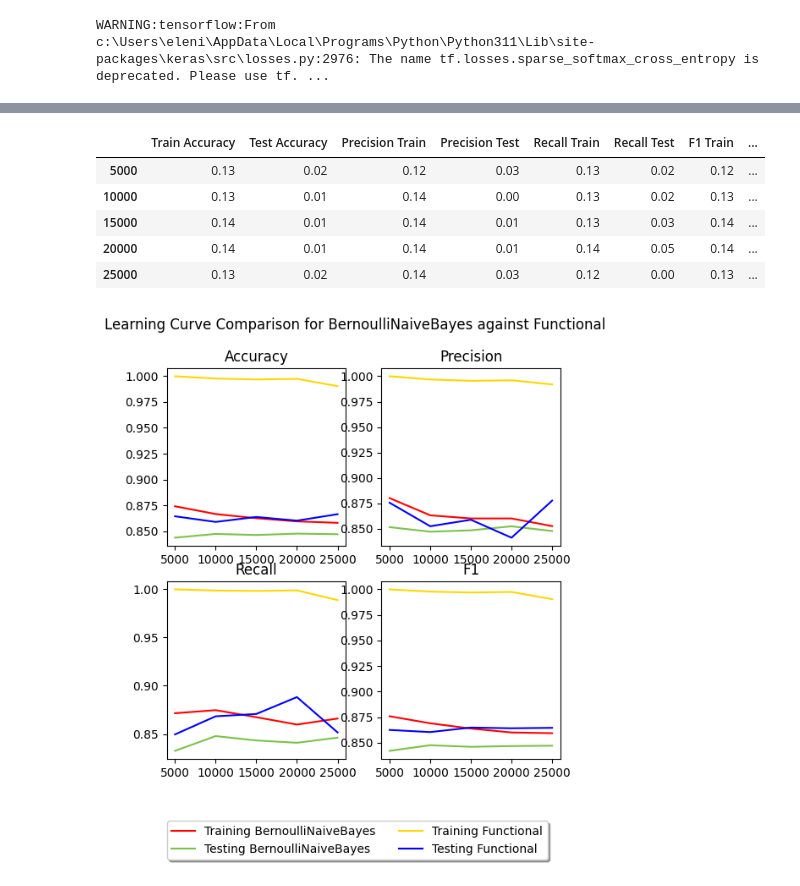
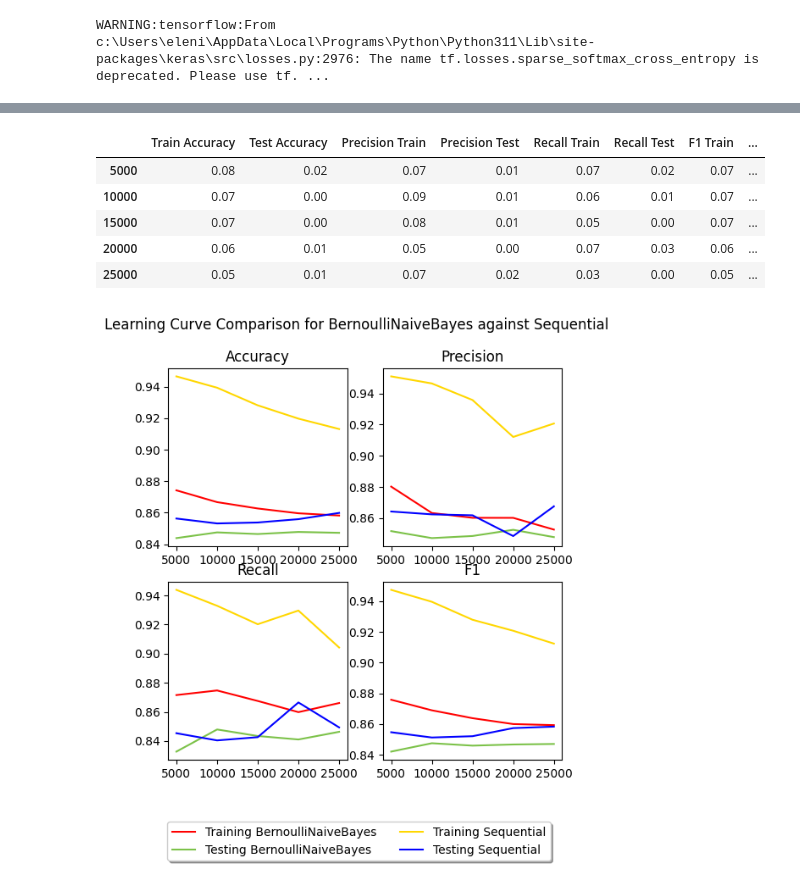
Before and after one commit to MariaSchoinaki/Imdb-classification-ML, a Jupyter notebook: src/MLP.ipynb, the cells around one changed output, grey strips where cells are left out. Saved outputs shown, nothing was run; the diff lists cells and outputs as text; code cells hidden in the pictures.

```diff
--- a/src/MLP.ipynb
+++ b/src/MLP.ipynb
@@ -54,3 +53,6 @@ class CenteredEmbeddingLayer(Layer):
+# %%
+x_train_binary = x_train_binary.toarray()
+x_test_binary = x_test_binary.toarray()
 # %%
 from tensorflow.keras.models import Sequential
 from tensorflow.keras.layers import Dense, Flatten, Embedding
@@ -59,7 +63,7 @@ from IPython.display import Image
 # %%
 model = Sequential()
-model.add(Embedding(input_dim=3834, output_dim=5,input_length=3834))
-model.add(Dense(32, activation='relu', input_shape=(3834,)))
+model.add(Embedding(input_dim=voc, output_dim=5,input_length=voc))
+model.add(Dense(32, activation='relu', input_shape=(voc,)))
 model.add(tf.keras.layers.Dropout(rate=0.2))
 model.add(Dense(32, activation='relu'))
 model.add(Flatten())
@@ -67,8 +71,5 @@ model.add(Dense(1, activation='sigmoid'))
 
 model.compile(optimizer='adam', loss='binary_crossentropy', metrics=['accuracy'])
 
-#y_train_imdb = np.expand_dims(y_train_imdb, axis=1)
-#y_test_imdb = np.expand_dims(y_train_imdb, axis=1)
-
-history = model.fit(x_train_imdb_binary, y_train_imdb, epochs=4, batch_size=32)
+history = model.fit(x_train_binary, y_train, epochs=4, batch_size=32, validation_split=0.2)
 # %% [output]
@@ -104,3 +113,3 @@ weighted avg       0.87      0.87      0.87     25000
 # %%
-dat = classification_data(model, x_train_imdb_binary, y_train_imdb, x_test_imdb_binary, y_test_imdb, 5, model='Sequential')
+dat = classification_data(model, x_train_binary, y_train, x_test_binary, y_test, 5, model='Sequential')
 # %% [output]
@@ -122,5 +134,5 @@ dat = classification_data(model, x_train_imdb_binary, y_train_imdb, x_test_imdb_
 # %%
-dat_table = classification_table(dat, x_train_imdb_binary)
+dat_table = classification_table(dat, x_train_binary)
 ipd.display(dat_table)
 
 r = classification_plots(dat)
@@ -278,17 +172,14 @@ x = classification_plots(data)
 # %%
-from visualizations import *
+nb_data = {'estimator': 'BernoulliNaiveBayes', 'split_size': 5000, 'splits': 5, 'test_predictions': np.array([0, 1, 1, ..., 0, 0, 1]), 'train_accuracy': [0.8742, 0.8667, 0.8626666666666667, 0.8596, 0.8582], 'test_accuracy': [0.84384, 0.84748, 0.84644, 0.84776, 0.8472], 'train_precision': [0.8802062673542245, 0.86328125, 0.8602079768329604, 0.8601775206941259, 0.8526423564621565], 'test_precision': [0.8516609392898052, 0.8471744864519223, 0.8485311871227365, 0.8524975673045735, 0.8478121493829139], 'train_recall': [0.8715632364493323, 0.874727884425094, 0.8675162617814948, 0.8598345130096701, 0.86608], 'test_recall': [0.83272, 0.84792, 0.84344, 0.84104, 0.84632], 'train_f1': [0.8758634300374976, 0.8689668730954486, 0.8638466622604098, 0.8600059826503141, 0.8593086478549034], 'test_f1': [0.8420839737885284, 0.8475470792851144, 0.8459779338014041, 0.8467300257731958, 0.8470654175674593], 'final_cm': np.array([[10601,  1899],[ 1921, 10579]], dtype=np.int64)}
+nb_data_table = classification_table(nb_data, x_test_binary)
+ipd.display(abs(nb_data_table - dat_table))
 
-
-nb_data = {'estimator': 'BernoulliNaiveBayes', 'split_size': 5000, 'splits': 5, 'test_predictions': np.array([0, 1, 1, ..., 0, 0, 1]), 'train_accuracy': [0.8742, 0.8667, 0.8626666666666667, 0.8596, 0.8582], 'test_accuracy': [0.84384, 0.84748, 0.84644, 0.84776, 0.8472], 'train_precision': [0.8802062673542245, 0.86328125, 0.8602079768329604, 0.8601775206941259, 0.8526423564621565], 'test_precision': [0.8516609392898052, 0.8471744864519223, 0.8485311871227365, 0.8524975673045735, 0.8478121493829139], 'train_recall': [0.8715632364493323, 0.874727884425094, 0.8675162617814948, 0.8598345130096701, 0.86608], 'test_recall': [0.83272, 0.84792, 0.84344, 0.84104, 0.84632], 'train_f1': [0.8758634300374976, 0.8689668730954486, 0.8638466622604098, 0.8600059826503141, 0.8593086478549034], 'test_f1': [0.8420839737885284, 0.8475470792851144, 0.8459779338014041, 0.8467300257731958, 0.8470654175674593], 'final_cm': np.array([[10601,  1899],[ 1921, 10579]], dtype=np.int64)}
-nb_data_table = classification_table(nb_data, x_test_imdb_binary)
-ipd.display(abs(nb_data_table - data_table))
-
-x=classification_plots_compare(nb_data, data)
+x=classification_plots_compare(nb_data, dat)
 # %% [output]
 |  | Train Accuracy | Test Accuracy | Precision Train | Precision Test | Recall Train | Recall Test | F1 Train | ... |
-| 5000 | 0.13 | 0.02 | 0.12 | 0.03 | 0.13 | 0.02 | 0.12 | ... |
-| 10000 | 0.13 | 0.01 | 0.14 | 0.00 | 0.13 | 0.02 | 0.13 | ... |
-| 15000 | 0.14 | 0.01 | 0.14 | 0.01 | 0.13 | 0.03 | 0.14 | ... |
-| 20000 | 0.14 | 0.01 | 0.14 | 0.01 | 0.14 | 0.05 | 0.14 | ... |
-| 25000 | 0.13 | 0.02 | 0.14 | 0.03 | 0.12 | 0.00 | 0.13 | ... |
+| 5000 | 0.08 | 0.02 | 0.07 | 0.01 | 0.07 | 0.02 | 0.07 | ... |
+| 10000 | 0.07 | 0.00 | 0.09 | 0.01 | 0.06 | 0.01 | 0.07 | ... |
+| 15000 | 0.07 | 0.00 | 0.08 | 0.01 | 0.05 | 0.00 | 0.07 | ... |
+| 20000 | 0.06 | 0.01 | 0.05 | 0.00 | 0.07 | 0.03 | 0.06 | ... |
+| 25000 | 0.05 | 0.01 | 0.07 | 0.02 | 0.03 | 0.00 | 0.05 | ... |
-[figure, old version]
+[figure, new version]
```
Also changed, not shown: parts of 37 cells of this notebook.
